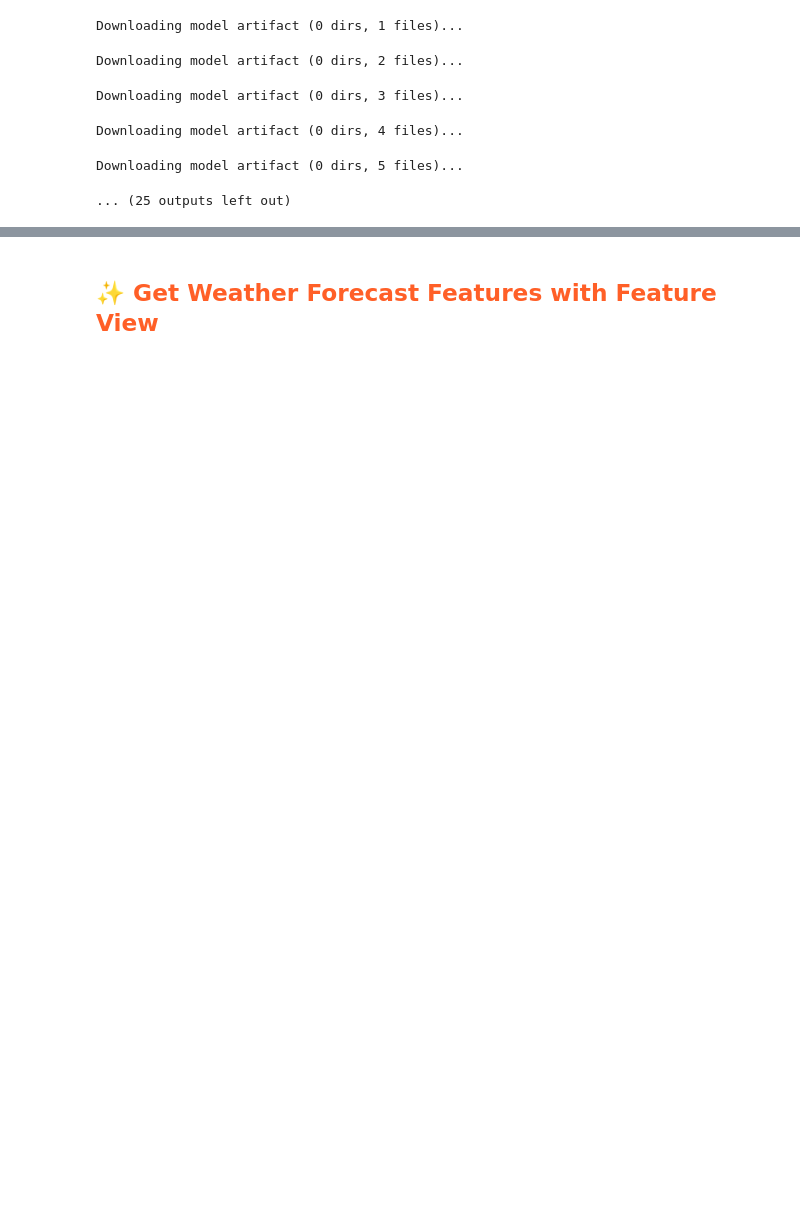
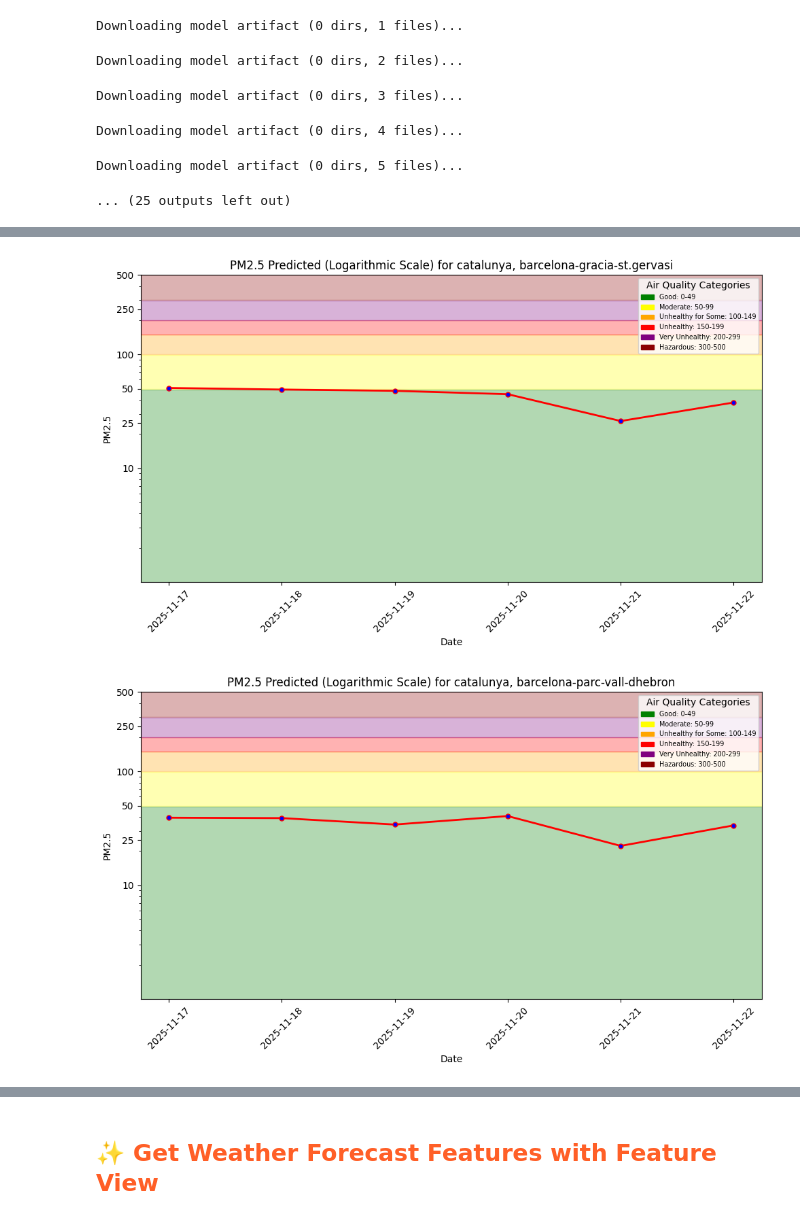
Before and after one commit to fzohra-ux/mlfs-book, a Jupyter notebook: notebooks/airquality/4_air_quality_batch_inference-per_city.ipynb, the cells around one changed output, grey strips where cells are left out. Cells and saved outputs as stored; diff of their text form; code cells hidden in the pictures; blank space fills up the shorter version.

```diff
--- a/notebooks/airquality/4_air_quality_batch_inference-per_city.ipynb
+++ b/notebooks/airquality/4_air_quality_batch_inference-per_city.ipynb
@@ -185,0 +192,4 @@ Downloading model artifact (0 dirs, 5 files)...
+# %%
+batch_data = weather_fg.filter(weather_fg.date >= today).read()
+m=batch_data.sort_values("date", ascending=True).copy()
+m
@@ -185,0 +248,8 @@ Downloading model artifact (0 dirs, 5 files)...
+# %%
+batch_data_by_street = {}
+for s in xgb_models.keys():
+    batch_data_by_street[s] = recursive_predict_with_rolling_3(
+    model=xgb_models[s],
+    air_quality_df = air_quality_df[air_quality_df["street"] == s],
+    batch_data=batch_data,
+)
@@ -185,0 +267,21 @@ Downloading model artifact (0 dirs, 5 files)...
+# %%
+for s in batch_data_by_street.keys():
+    batch_data_by_street[s]['predicted_pm25'] = xgb_models[s].predict(
+    batch_data_by_street[s][['rolling_mean','temperature_2m_mean', 'precipitation_sum', 'wind_speed_10m_max', 'wind_direction_10m_dominant']])
+# %%
+for s in batch_data_by_street.keys():
+    batch_data_by_street[s]['street'] = s
+    batch_data_by_street[s]['city'] = city
+    batch_data_by_street[s]['country'] = country
+    # Fill in the number of days before the date on which you made the forecast (base_date)
+    batch_data_by_street[s]['days_before_forecast_day'] = range(1, len(batch_data)+1)
+    batch_data_by_street[s] = batch_data_by_street[s].sort_values(by=['date'])
+# %%
+for street, data in batch_data_by_street.items():
+    path_name = re.sub(r"[^A-Za-z0-9]+","_", street)
+    pred_file_path = f"{root_dir}/docs/air-quality/assets/img/pm25_forecast_{path_name}.png"
+    plt = util.plot_air_quality_forecast(city, street, data, pred_file_path)
+    plt.show()
+# %% [output]
+[figure, added]
+[figure, added]
```
Also changed, not shown: parts of 42 cells of this notebook, 11 other files.
